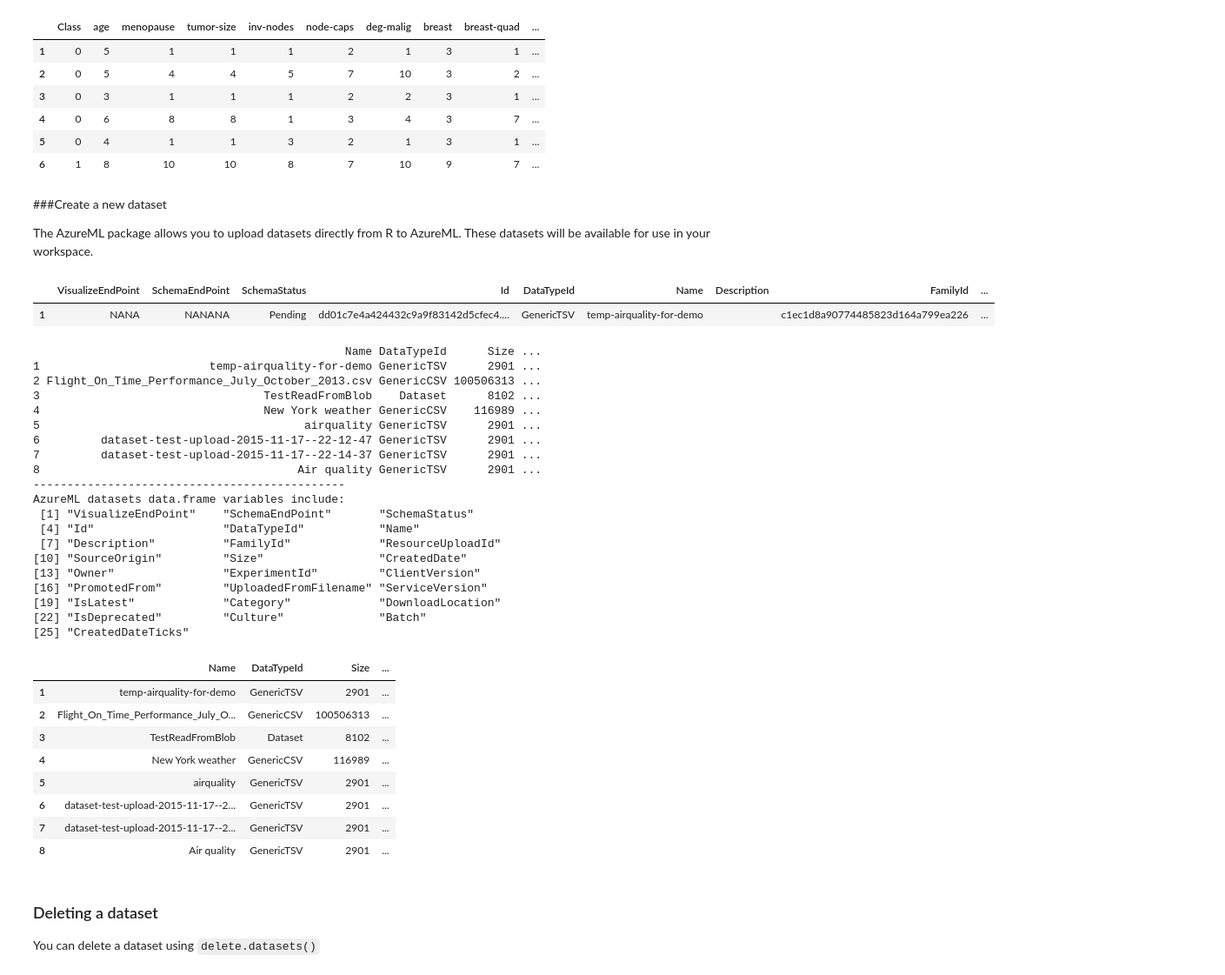
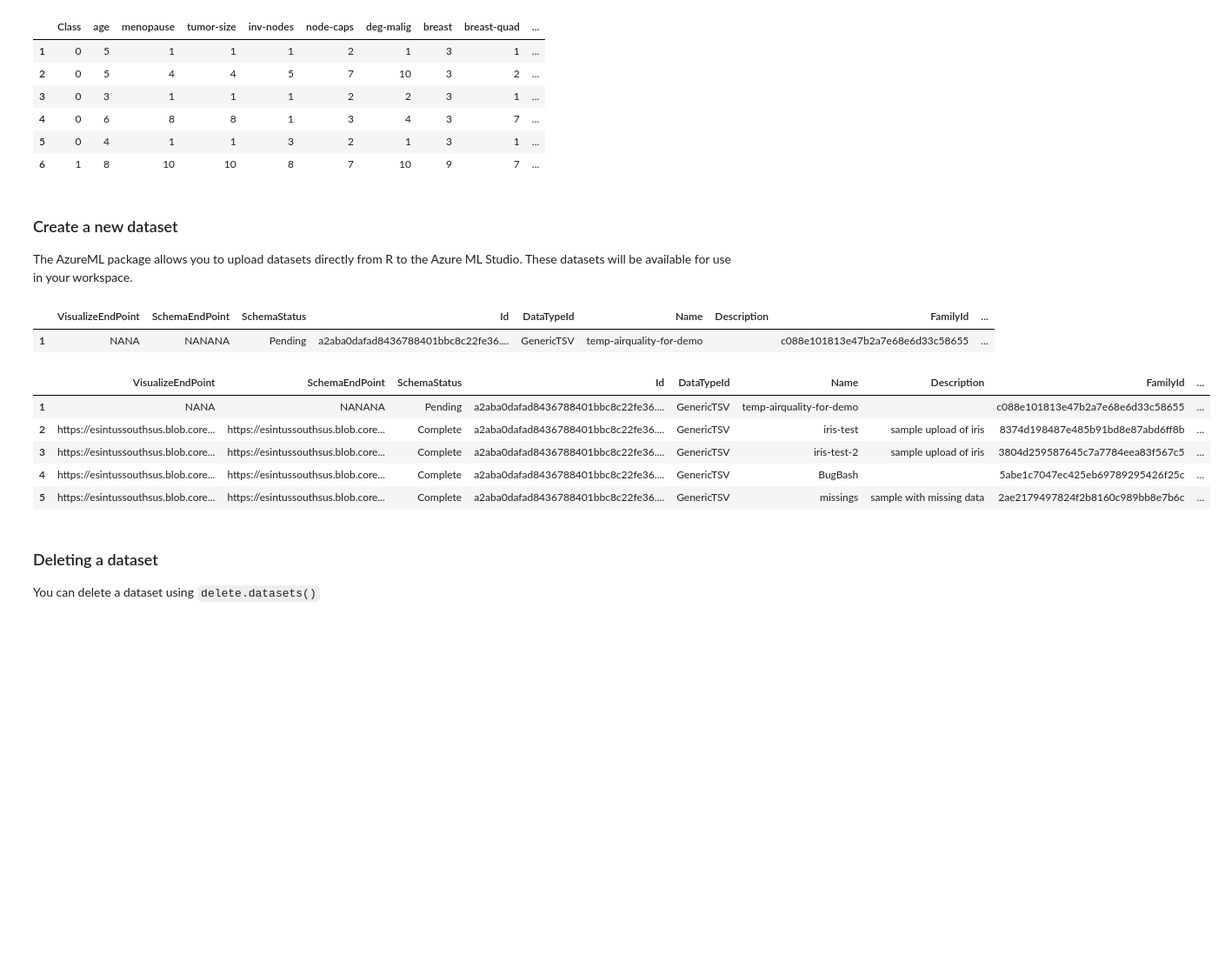
Before and after one commit to andrie/jupyter-notebook-samples, a Jupyter notebook: Access datasets with R using the AzureML R package.ipynb, the cells around one changed output. Shown: that part at 87% size. Drawn from its saved outputs; the diff is of its cells as text; code cells hidden in the pictures; blank space fills up the shorter version.

```diff
--- a/Access datasets with R using the AzureML R package.ipynb
+++ b/Access datasets with R using the AzureML R package.ipynb
@@ -59,8 +59,8 @@ dataset <- "Breast cancer data"
 if(file.exists("~/.azureml/settings.json")){
     ws <- workspace()
 } else {
-    workspace_id <- "dd01c7e4a424432c9a9f83142d5cfec4"
-    authorization_token <- "eab00da0e3d442ca8dbf7e4713d3a945"
+    # workspace_id <- ""
+    # authorization_token <- ""
     ws <- workspace(workspace_id, authorization_token)
 }
 dat <- download.datasets(ws, dataset)
@@ -326,47 +285,24 @@ head(dat)
 | 5 | 0 | 4 | 1 | 1 | 3 | 2 | 1 | 3 | 1 | ... |
 | 6 | 1 | 8 | 10 | 10 | 8 | 7 | 10 | 9 | 7 | ... |
 # %% [markdown]
-###<a id="create-a-new-dataset" name="create-a-new-dataset" href="#create-a-new-dataset"></a>Create a new dataset
+### Create a new dataset
 
-The AzureML package allows you to upload datasets directly from R to AzureML. These datasets will be available for use in your workspace.
+The AzureML package allows you to upload datasets directly from R to the Azure ML Studio. These datasets will be available for use in your workspace.
 # %%
 # Upload the R airquality data.frame to the workspace.
 upload.dataset(airquality, ws, "temp-airquality-for-demo")
 
 # Now see if this is in fact available
-print(datasets(ws, filter = "my datasets"))
+datasets(ws, filter = "my datasets")
 # %% [output]
 |  | VisualizeEndPoint | SchemaEndPoint | SchemaStatus | Id | DataTypeId | Name | Description | FamilyId | ... |
-| 1 | NANA | NANANA | Pending | dd01c7e4a424432c9a9f83142d5cfec4.... | GenericTSV | temp-airquality-for-demo |  | c1ec1d8a90774485823d164a799ea226 | ... |
+| 1 | NANA | NANANA | Pending | a2aba0dafad8436788401bbc8c22fe36.... | GenericTSV | temp-airquality-for-demo |  | c088e101813e47b2a7e68e6d33c58655 | ... |
-                                              Name DataTypeId      Size ...
-1                         temp-airquality-for-demo GenericTSV      2901 ...
-2 Flight_On_Time_Performance_July_October_2013.csv GenericCSV 100506313 ...
-3                                 TestReadFromBlob    Dataset      8102 ...
-4                                 New York weather GenericCSV    116989 ...
-5                                       airquality GenericTSV      2901 ...
-6         dataset-test-upload-2015-11-17--22-12-47 GenericTSV      2901 ...
-7         dataset-test-upload-2015-11-17--22-14-37 GenericTSV      2901 ...
-8                                      Air quality GenericTSV      2901 ...
-----------------------------------------------
-AzureML datasets data.frame variables include:
- [1] "VisualizeEndPoint"    "SchemaEndPoint"       "SchemaStatus"
- [4] "Id"                   "DataTypeId"           "Name"
- [7] "Description"          "FamilyId"             "ResourceUploadId"
-[10] "SourceOrigin"         "Size"                 "CreatedDate"
-[13] "Owner"                "ExperimentId"         "ClientVersion"
-[16] "PromotedFrom"         "UploadedFromFilename" "ServiceVersion"
-[19] "IsLatest"             "Category"             "DownloadLocation"
-[22] "IsDeprecated"         "Culture"              "Batch"
-[25] "CreatedDateTicks"
-|  | Name | DataTypeId | Size | ... |
-| 1 | temp-airquality-for-demo | GenericTSV | 2901 | ... |
-| 2 | Flight_On_Time_Performance_July_O... | GenericCSV | 100506313 | ... |
-| 3 | TestReadFromBlob | Dataset | 8102 | ... |
-| 4 | New York weather | GenericCSV | 116989 | ... |
-| 5 | airquality | GenericTSV | 2901 | ... |
-| 6 | dataset-test-upload-2015-11-17--2... | GenericTSV | 2901 | ... |
-| 7 | dataset-test-upload-2015-11-17--2... | GenericTSV | 2901 | ... |
-| 8 | Air quality | GenericTSV | 2901 | ... |
+|  | VisualizeEndPoint | SchemaEndPoint | SchemaStatus | Id | DataTypeId | Name | Description | FamilyId | ... |
+| 1 | NANA | NANANA | Pending | a2aba0dafad8436788401bbc8c22fe36.... | GenericTSV | temp-airquality-for-demo |  | c088e101813e47b2a7e68e6d33c58655 | ... |
+| 2 | https://esintussouthsus.blob.core... | https://esintussouthsus.blob.core... | Complete | a2aba0dafad8436788401bbc8c22fe36.... | GenericTSV | iris-test | sample upload of iris | 8374d198487e485b91bd8e87abd6ff8b | ... |
+| 3 | https://esintussouthsus.blob.core... | https://esintussouthsus.blob.core... | Complete | a2aba0dafad8436788401bbc8c22fe36.... | GenericTSV | iris-test-2 | sample upload of iris | 3804d259587645c7a7784eea83f567c5 | ... |
+| 4 | https://esintussouthsus.blob.core... | https://esintussouthsus.blob.core... | Complete | a2aba0dafad8436788401bbc8c22fe36.... | GenericTSV | BugBash |  | 5abe1c7047ec425eb69789295426f25c | ... |
+| 5 | https://esintussouthsus.blob.core... | https://esintussouthsus.blob.core... | Complete | a2aba0dafad8436788401bbc8c22fe36.... | GenericTSV | missings | sample with missing data | 2ae2179497824f2b8160c989bb8e7b6c | ... |
 # %% [markdown]
 ### Deleting a dataset
 
```
Also changed, not shown: parts of 22 cells of this notebook, 1 other file.
